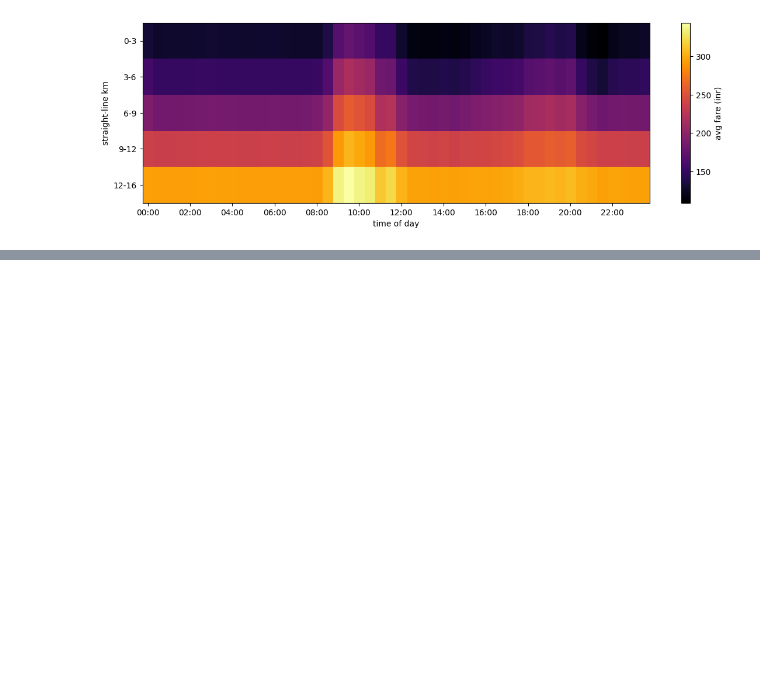
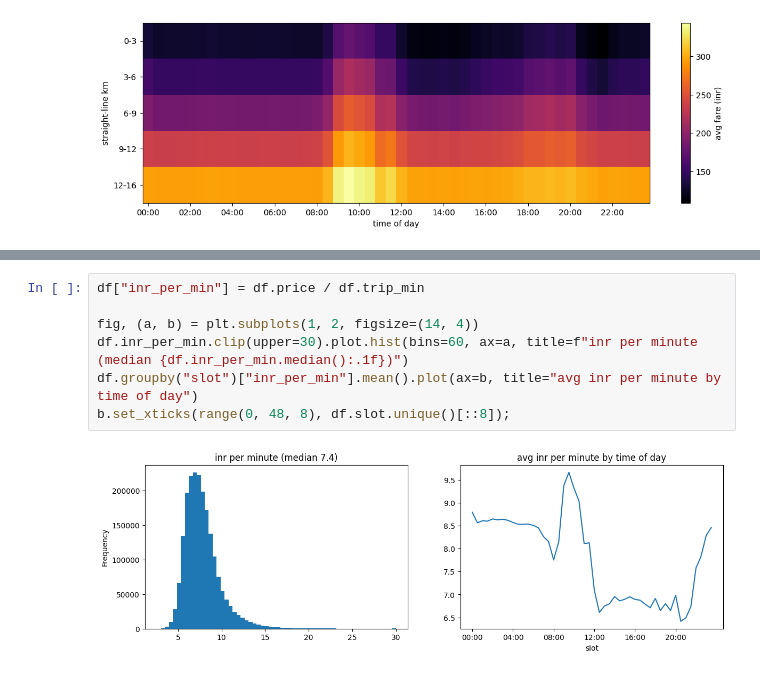
Before and after one commit to sid-081205/gamifying-cabs, a Jupyter notebook: analysis.ipynb, the cells around one changed output, grey strips where cells are left out. Drawn from its saved outputs; the diff is of its cells as text; blank space fills up the shorter version.

Commit message:
add price-per-minute distribution and time-of-day chart
Co-authored-by: Cursor <cursoragent@cursor.com>

```diff
--- a/analysis.ipynb
+++ b/analysis.ipynb
@@ -174,0 +179,9 @@ fig.colorbar(im, label="avg fare (inr)");
+# %%
+df["inr_per_min"] = df.price / df.trip_min
+
+fig, (a, b) = plt.subplots(1, 2, figsize=(14, 4))
+df.inr_per_min.clip(upper=30).plot.hist(bins=60, ax=a, title=f"inr per minute (median {df.inr_per_min.median():.1f})")
+df.groupby("slot")["inr_per_min"].mean().plot(ax=b, title="avg inr per minute by time of day")
+b.set_xticks(range(0, 48, 8), df.slot.unique()[::8]);
+# %% [output]
+[figure, added]
```
Also changed, not shown: parts of 1 cell of this notebook.
